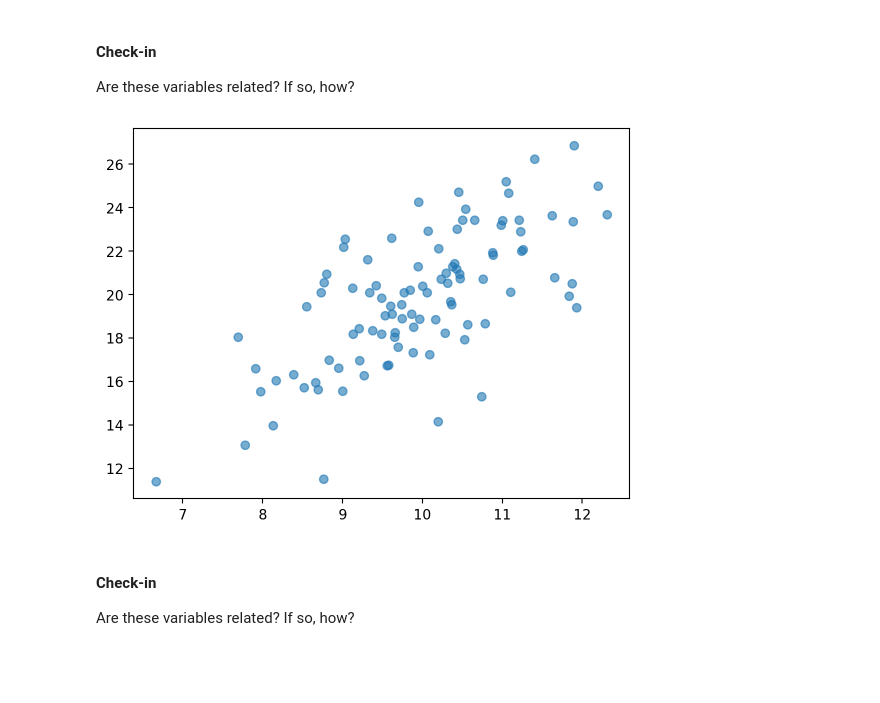
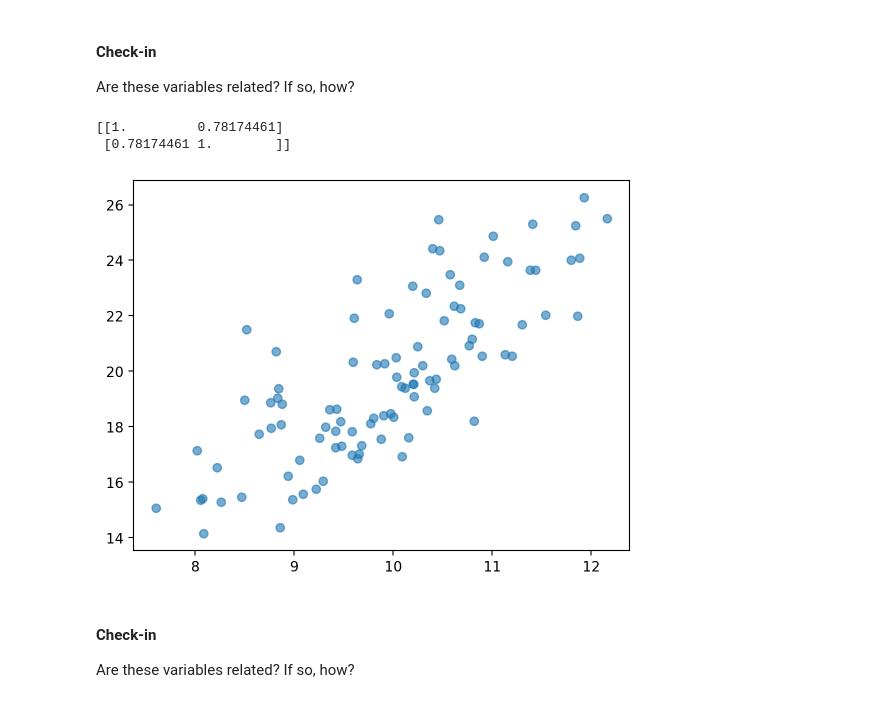
Before and after one commit to MartynaLatka/MartynaLatka.RozaMatlakiewicz.DS.2025, a Jupyter notebook: report4/Exercise5.ipynb, the cells around one changed output. Cells and saved outputs as stored; diff of their text form; code cells hidden in the pictures; blank space fills up the shorter version.

```diff
--- a/report4/Exercise5.ipynb
+++ b/report4/Exercise5.ipynb
@@ -316,9 +319,15 @@ Are these variables related? If so, how?
 # %%
 x = np.random.normal(loc = 10, scale = 1, size = 100)
 y = x * 2 + np.random.normal(loc = 0, scale = 2, size = 100)
 plt.scatter(x, y, alpha = .6);
+
+# BELOW variables are also strongly related, approximately are related linear
+BELOW = np.corrcoef(x,y)
+print(BELOW) # strog positive corelation
 # %% [output]
+[[1.         0.78174461]
+ [0.78174461 1.        ]]
-[figure, old version]
+[figure, new version]
 # %% [markdown]
 #### Check-in
 
```
Also changed, not shown: parts of 10 cells of this notebook, 1 other file.
